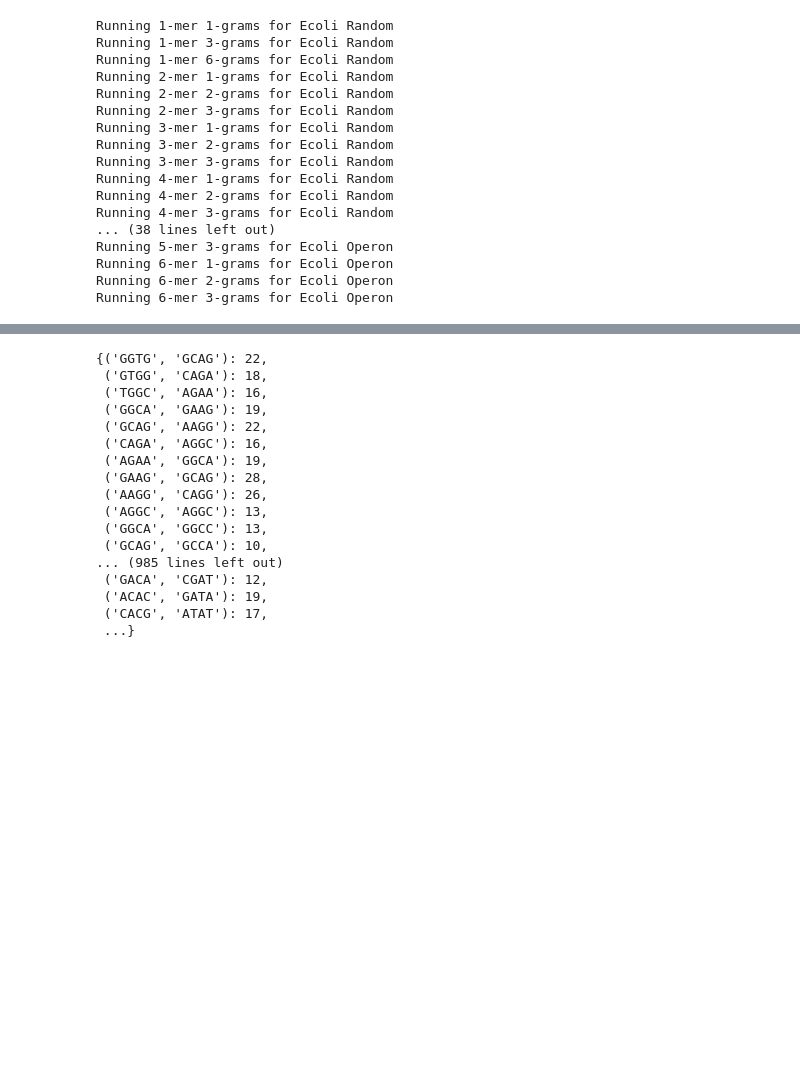
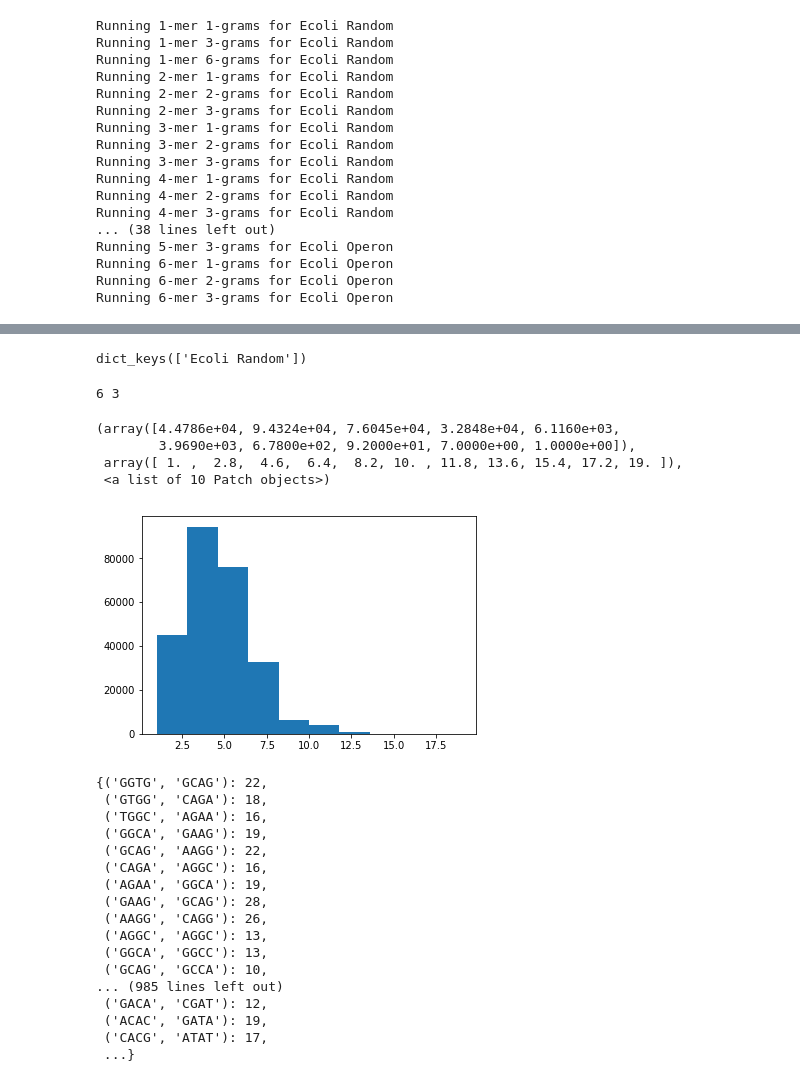
Before and after one commit to erinhwilson/regulatory-dna-perplexity, a Jupyter notebook: promoter_perplexity.ipynb, the cells around one changed output, grey strips where cells are left out. Cells and saved outputs as stored; diff of their text form; code cells hidden in the pictures; blank space fills up the shorter version.

```diff
--- a/promoter_perplexity.ipynb
+++ b/promoter_perplexity.ipynb
@@ -832,3 +895,20 @@ hist_grid(model_combos,all_results, 6, 3)
+# %%
+temp_all_results.keys()
+# %% [output]
+dict_keys(['Ecoli Random'])
+# %%
+res = temp_all_results['Ecoli Random']
+print(k,n)
+data = [res[(3,3)]['num'][x] for x in res[(3,3)]['num']]
+
+plt.hist(data)
+# %% [output]
+6 3
+(array([4.4786e+04, 9.4324e+04, 7.6045e+04, 3.2848e+04, 6.1160e+03,
+        3.9690e+03, 6.7800e+02, 9.2000e+01, 7.0000e+00, 1.0000e+00]),
+ array([ 1. ,  2.8,  4.6,  6.4,  8.2, 10. , 11.8, 13.6, 15.4, 17.2, 19. ]),
+ <a list of 10 Patch objects>)
+[figure, added]
 # %%
 a,n,d,f = make_kmer_ngrams(rand_proms_5G, 4, 2)
 # %%
```
Also changed, not shown: parts of 11 cells of this notebook.
